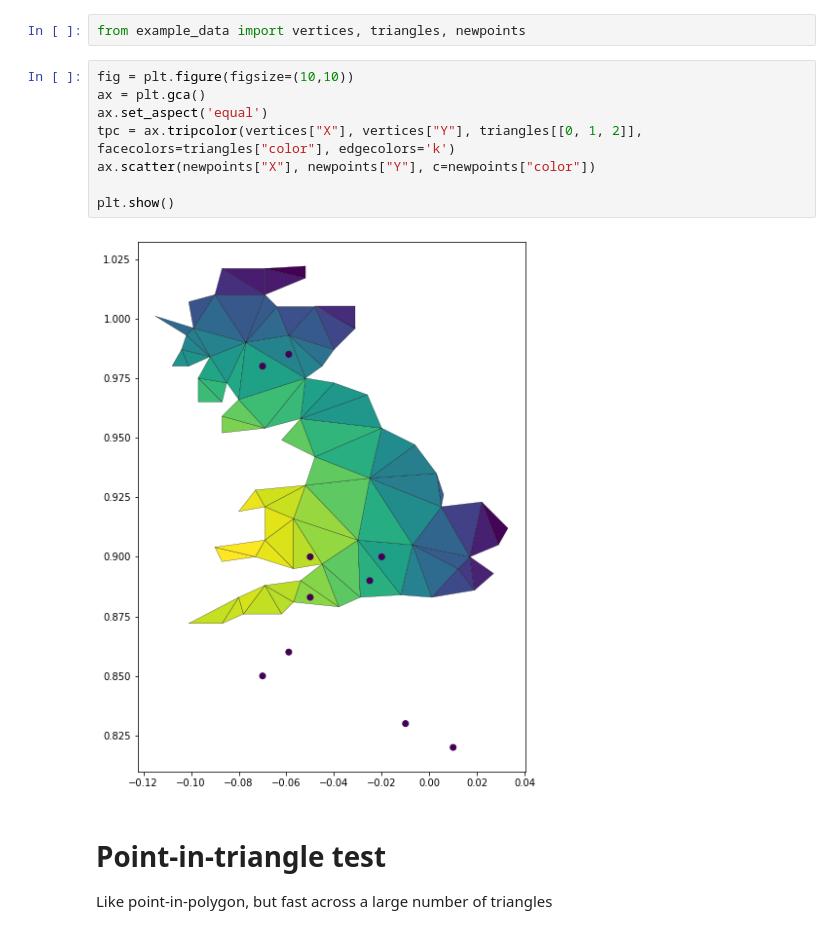
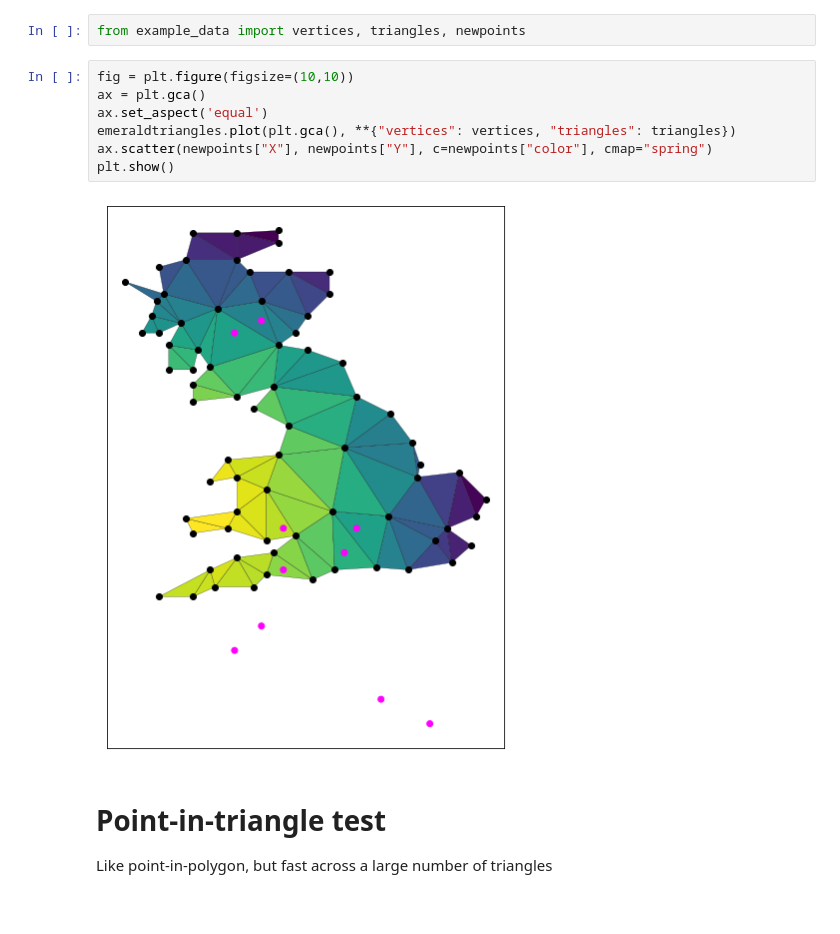
Before and after one commit to emerald-geomodelling/EmeraldTriangles, a Jupyter notebook: Example usage.ipynb, the cells around one changed output. Drawn from its saved outputs; the diff is of its cells as text.

Commit message:
Simplified plotting

```diff
--- a/Example usage.ipynb
+++ b/Example usage.ipynb
@@ -16,13 +16,12 @@ from example_data import vertices, triangles, newpoints
 # %%
 fig = plt.figure(figsize=(10,10))
 ax = plt.gca()
 ax.set_aspect('equal')
-tpc = ax.tripcolor(vertices["X"], vertices["Y"], triangles[[0, 1, 2]], facecolors=triangles["color"], edgecolors='k')
-ax.scatter(newpoints["X"], newpoints["Y"], c=newpoints["color"])
-
+emeraldtriangles.plot(plt.gca(), **{"vertices": vertices, "triangles": triangles})
+ax.scatter(newpoints["X"], newpoints["Y"], c=newpoints["color"], cmap="spring")
 plt.show()
 # %% [output]
-[figure, old version]
+[figure, new version]
 # %% [markdown]
 # Point-in-triangle test
 
```
Also changed, not shown: parts of 10 cells of this notebook, 2 other files.
